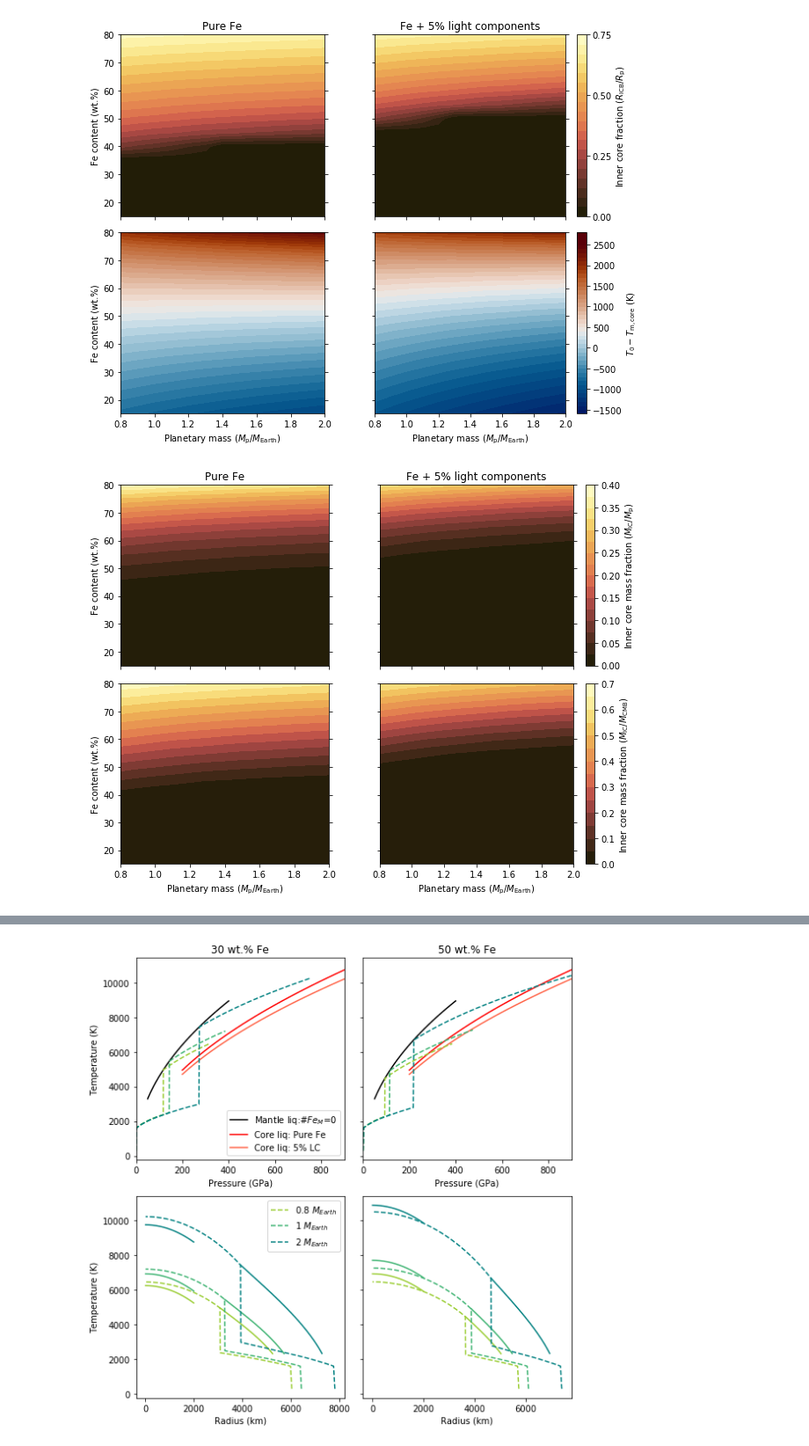
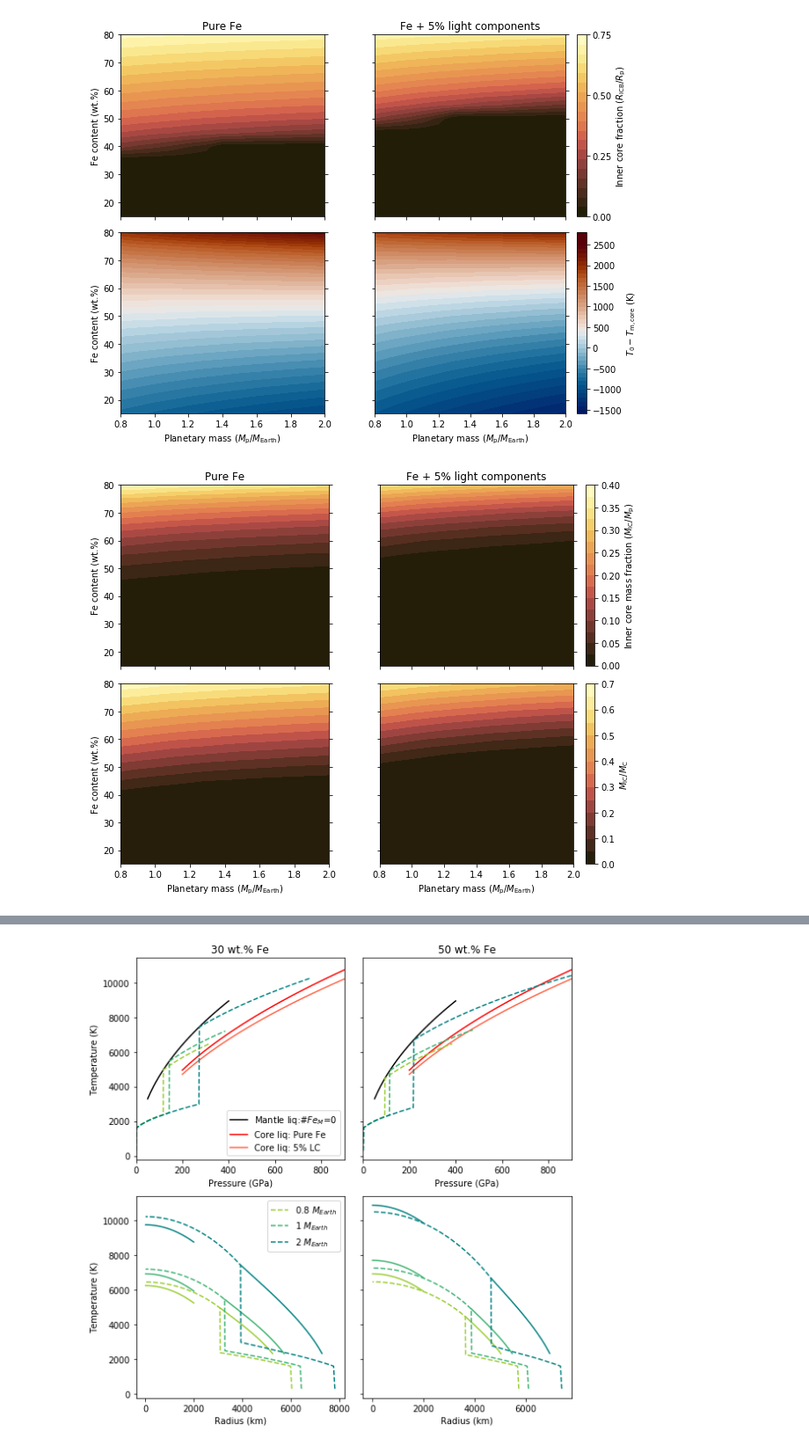
Before and after one commit to irenebonati/exo-cores, a Jupyter notebook: Plots_paper.ipynb, the cells around one changed output, grey strips where cells are left out. Shown at 88% size. Drawn from its saved outputs; the diff is of its cells as text; code cells hidden in the pictures.

```diff
--- a/Plots_paper.ipynb
+++ b/Plots_paper.ipynb
@@ -166,7 +167,7 @@ cax.axis('off')
 
 sc = ax[1,1].contourf(M, F, (rIC_005/r_CMB)**3, levels_rIC_005, cmap = lajolla_r)
 cb  = fig.colorbar(sc, ax=ax[1,1])
-cb.set_label("ICMF ($M_{\mathrm{IC}}/M_{\mathrm{CMB}}$)")
+cb.set_label("$M_{\mathrm{IC}}/M_{\mathrm{C}}$")
 ax[1,1].set_xlabel("Planetary mass ($M_{\mathrm{p}}/M_{\mathrm{Earth}}$)")
 ax[1,1].yaxis.set_ticks_position('both')
 
@@ -194,35 +195,35 @@ ax[0].yaxis.set_ticks_position('both')
 sc = ax[1].contourf(M, F, r_CMB/1e3, 20, cmap = plt.cm.magma)
 ax[1].set_xlabel("Planetary mass ($M_{p}/M_{Earth}$)")
 ax[1].yaxis.set_ticks_position('both')
 cb  = fig.colorbar(sc, ax=ax[1])
 cb.set_label("Radius (km)")
 ax[1].set_title("CMB")
 
 sc = ax[2].contourf(M, F, rIC/1e3, 20, cmap = plt.cm.magma)
 ax[2].set_title("ICB")
 ax[2].set_xlabel("Planetary mass ($M_{p}/M_{Earth}$)")
 ax[2].yaxis.set_ticks_position('both')
 cb  = fig.colorbar(sc, ax=ax[2])
 cb.set_label("Radius (km)")
 plt.tight_layout()
-plt.savefig("Figures/Radii.pdf")
+plt.savefig("Figures/Radii_layers.pdf")
 
 # ------------------------------------------------------------------------
 
 
 fig, ax = plt.subplots(1, 1)
 sc = ax.contourf(M, F, P_0, 20, cmap = plt.cm.magma)
 ax.set_ylabel("Fe content (wt.%)")
 cb  = fig.colorbar(sc)
 cb.set_label("Pressure at the center (GPa)")
 ax.yaxis.set_ticks_position('both')
 ax.set_xlabel("Planetary mass ($M_{p}/M_{Earth}$)")
 ax.yaxis.set_ticks_position('both')
 plt.tight_layout()
 plt.savefig("Figures/P0.pdf")
 # %% [output]
 [figure]
-[figure, old version]
+[figure, new version]
 [figure]
 [figure]
 # %%
```
Also changed, not shown: parts of 5 cells of this notebook, 1 other file.
